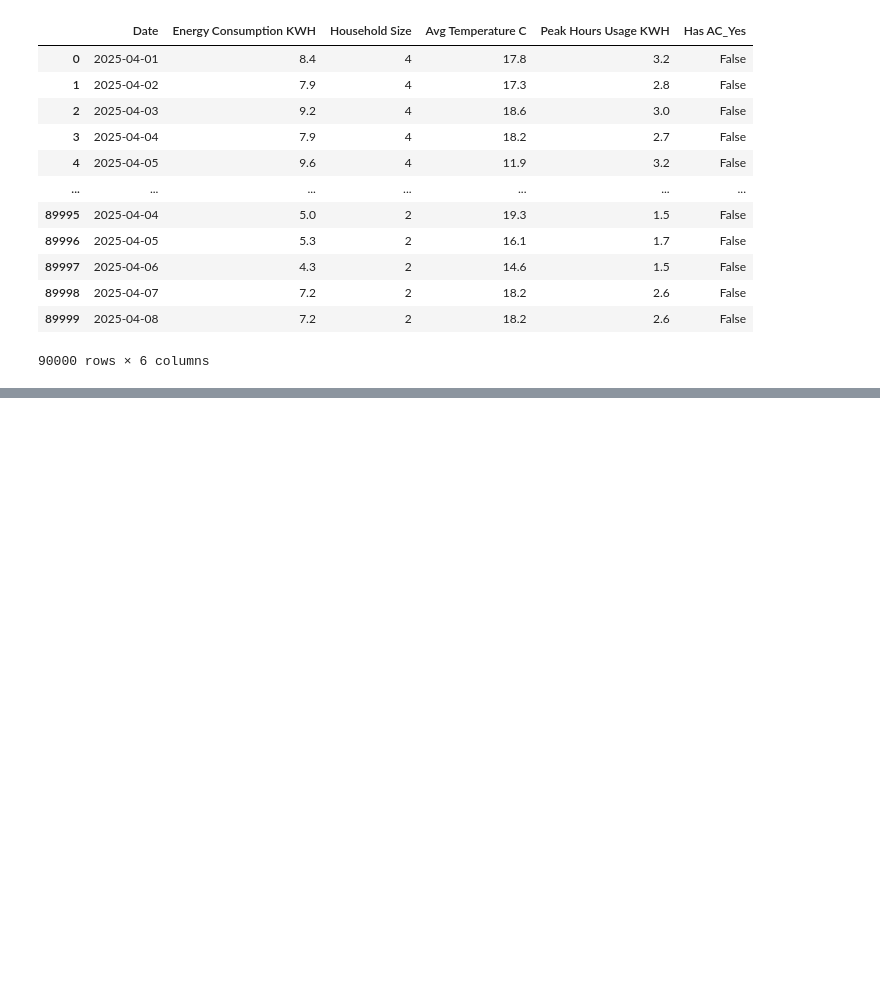
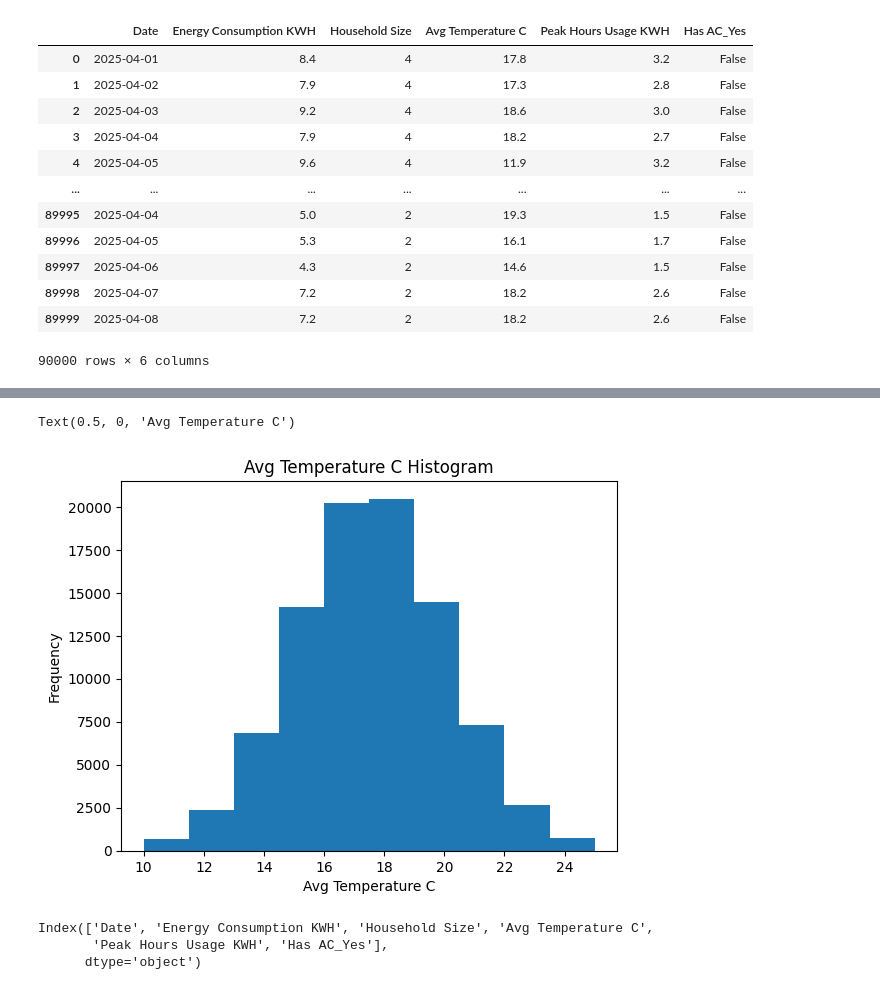
Before and after one commit to ClaytonM556/Household-Energy-Consumption, a Jupyter notebook: Household Energy Consumption.ipynb, the cells around one changed output, grey strips where cells are left out. Drawn from its saved outputs; the diff is of its cells as text; code cells hidden in the pictures; blank space fills up the shorter version.

```diff
--- a/Household Energy Consumption.ipynb
+++ b/Household Energy Consumption.ipynb
@@ -118,0 +199,13 @@ display(df) ##displays the dataframe with the new column names
+# %%
+df['Avg Temperature C'].plot(kind='hist') ##plots a histogram of the 'Avg Temperature C' column with 50 bins
+plt.title('Avg Temperature C Histogram') ##sets the title of the histogram
+plt.xlabel('Avg Temperature C') ##sets the x-axis label of the histogram
+# %% [output]
+Text(0.5, 0, 'Avg Temperature C')
+[figure, added]
+# %%
+df.columns ##displays the columns in the dataframe
+# %% [output]
+Index(['Date', 'Energy Consumption KWH', 'Household Size', 'Avg Temperature C',
+       'Peak Hours Usage KWH', 'Has AC_Yes'],
+      dtype='object')
```
Also changed, not shown: parts of 15 cells of this notebook.
